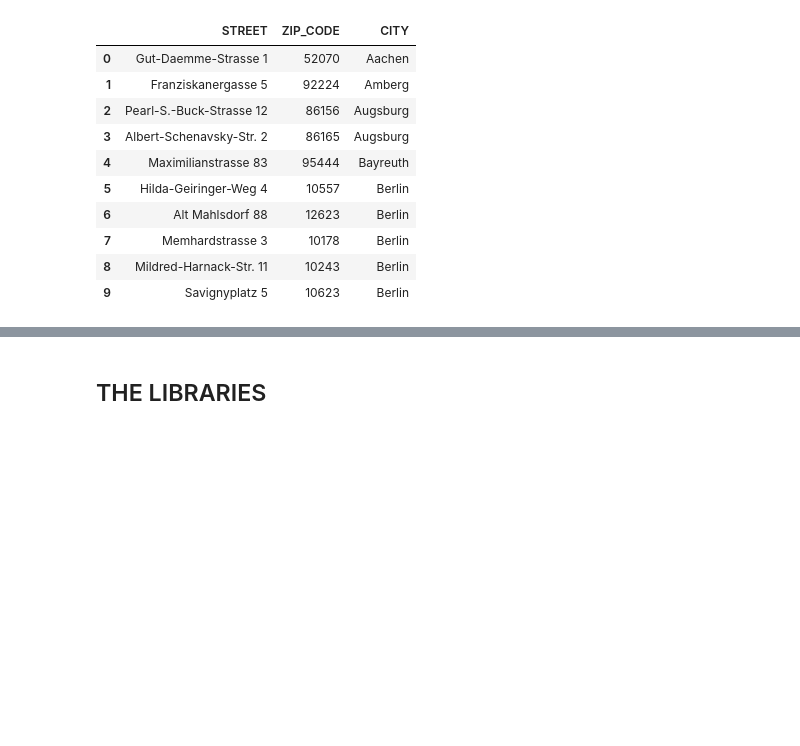
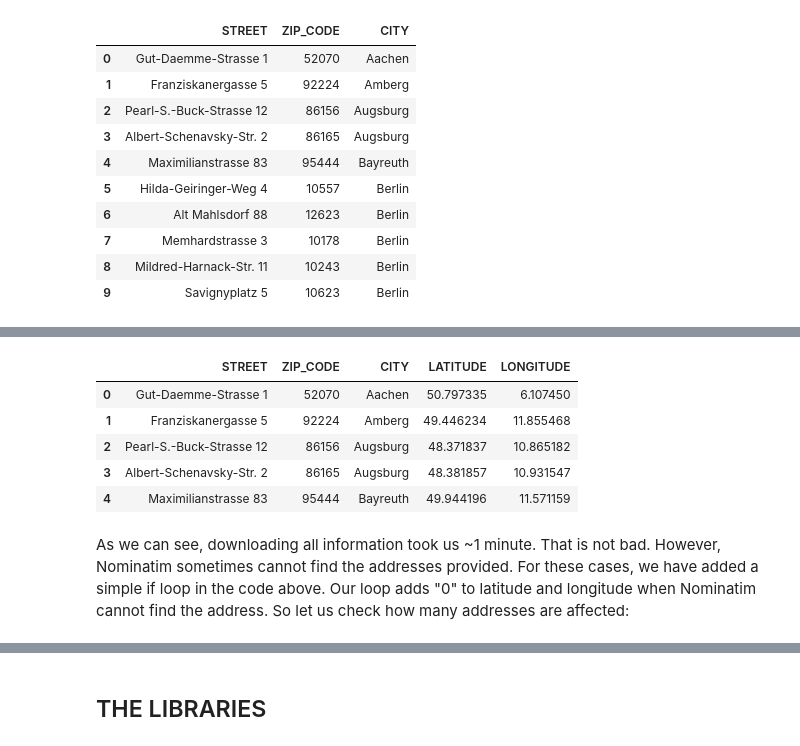
Before and after one commit to Mauricebuettgenbach/battle_of_the_neighborhoods, a Jupyter notebook: The_battle_of_neighborhoods.ipynb, the cells around one changed output, grey strips where cells are left out. Saved outputs shown, nothing was run; the diff lists cells and outputs as text; code cells hidden in the pictures; blank space fills up the shorter version.

Commit message:
Started analysis of Losteria locations

```diff
--- a/The_battle_of_neighborhoods.ipynb
+++ b/The_battle_of_neighborhoods.ipynb
@@ -259,0 +269,66 @@ df shape: (121, 3)
+# %%
+# Import working library
+from geopy.geocoders import Nominatim
+
+# Create new variable
+lats = []
+longs = []
+
+# Set geolocator and set user agent
+geolocator = Nominatim(user_agent="german_italian_restaurant_analysis")
+
+# Get temporary df
+temp_df = restaurants.copy()
+
+# Loop through df and get addresses for coordinates
+for i in tqdm(range(len(temp_df))):
+    # Get address
+    address = temp_df.iloc[i, 0:1].values[0]
+    # Get ZIP code
+    zip_code = temp_df.iloc[i, 1:2].values[0]
+    # Get city
+    city = temp_df.iloc[i, 2:3].values[0]
+    # Define full address
+    full_address = "{Address}, {ZIPCode}, {City}".format(Address=address, ZIPCode=zip_code, City=city)
+    # Get full location details
+    location = geolocator.geocode(full_address)
+    # Check if location is empty
+    if location is not None:
+        # Get latitude
+        latitude = location.latitude
+        # Append latitude
+        lats.append(latitude)
+    # If empty, add 0
+    else:
+        # Ste lats to 0
+        latitude = 0
+        # Append latitude
+        lats.append(latitude)
+    # Check if location is empty
+    if location is not None:
+        # Get longitude
+        longitude = location.longitude
+        # Append longitude
+        longs.append(longitude)
+    # If empty, add 0
+    else:
+        longitude = 0
+        # Append finding to df
+        longs.append(longitude)
+
+
+# Add longs and lats to restaurant df
+restaurants['LATITUDE'] = lats
+restaurants['LONGITUDE'] = longs
+
+# Visualize
+restaurants.head()
+# %% [output]
+|  | STREET | ZIP_CODE | CITY | LATITUDE | LONGITUDE |
+| 0 | Gut-Daemme-Strasse 1 | 52070 | Aachen | 50.797335 | 6.107450 |
+| 1 | Franziskanergasse 5 | 92224 | Amberg | 49.446234 | 11.855468 |
+| 2 | Pearl-S.-Buck-Strasse 12 | 86156 | Augsburg | 48.371837 | 10.865182 |
+| 3 | Albert-Schenavsky-Str. 2 | 86165 | Augsburg | 48.381857 | 10.931547 |
+| 4 | Maximilianstrasse 83 | 95444 | Bayreuth | 49.944196 | 11.571159 |
+# %% [markdown]
+As we can see, downloading all information took us ~1 minute. That is not bad. However, Nominatim sometimes cannot find the addresses provided. For these cases, we have added a simple if loop in the code above. Our loop adds "0" to latitude and longitude when Nominatim cannot find the address. So let us check how many addresses are affected:
```
Also changed, not shown: parts of 9 cells of this notebook.
